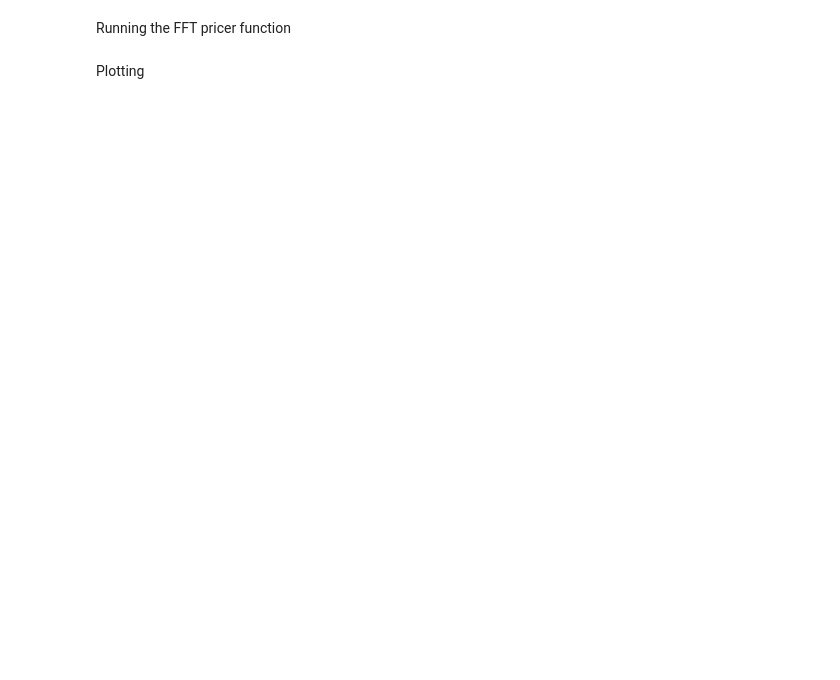
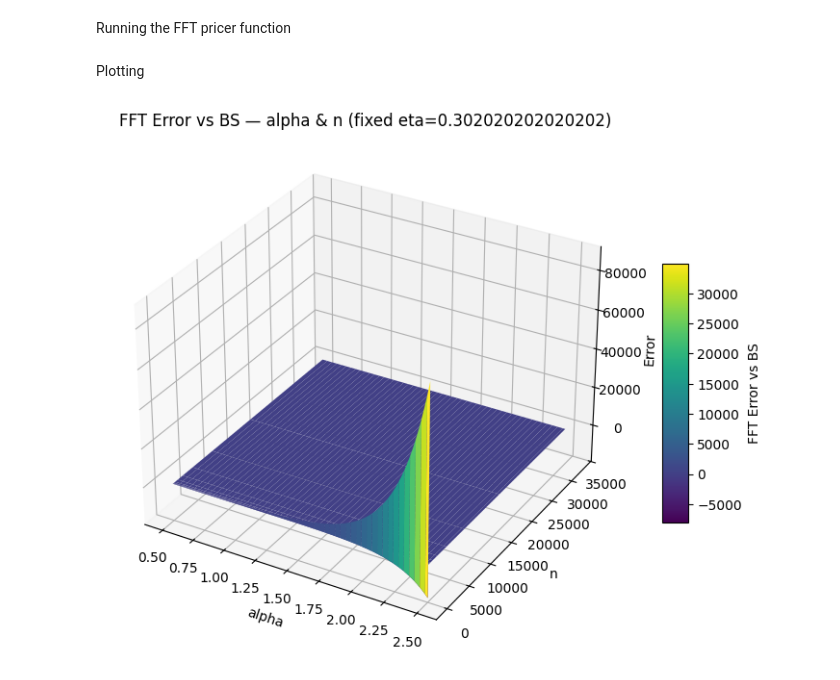
Before and after one commit to blackswan-quants/FourierOptionPricing, a Jupyter notebook: numerical_and_performance_validation.ipynb, the cells around one changed output. Cells and saved outputs as stored; diff of their text form; code cells hidden in the pictures; blank space fills up the shorter version.

```diff
--- a/numerical_and_performance_validation.ipynb
+++ b/numerical_and_performance_validation.ipynb
@@ -181,7 +186,7 @@ T = 1.0
 K = 100
 sigma = 0.2
 
-num_steps = 200
+num_steps = 100
 alpha_grid = generate_alpha_grid(alpha_lower_bound=0.5, alpha_upper_bound=2.5, num_steps=num_steps)
 eta_grid = generate_eta_grid(min_eta=0.1, max_eta=0.5, num_steps=num_steps)
 n_grid = generate_n_grid(min_power=1, max_power=15)
@@ -193,5 +203,7 @@ exp_df = fft_runs(alpha_grid, eta_grid, n_grid, bs_price, fft_pricer, S0, T, sig
 # %% [markdown]
 Plotting
 # %%
-plot_error_surface(exp_df, 'alpha', 'n', 'eta', 0.5, 'surface3d')
+plot_error_surface(exp_df, 'alpha', 'n', 'eta', eta_grid[50], 'surface3d')
+# %% [output]
+[figure, added]
 # %%
```
Also changed, not shown: parts of 6 cells of this notebook, 4 other files.
